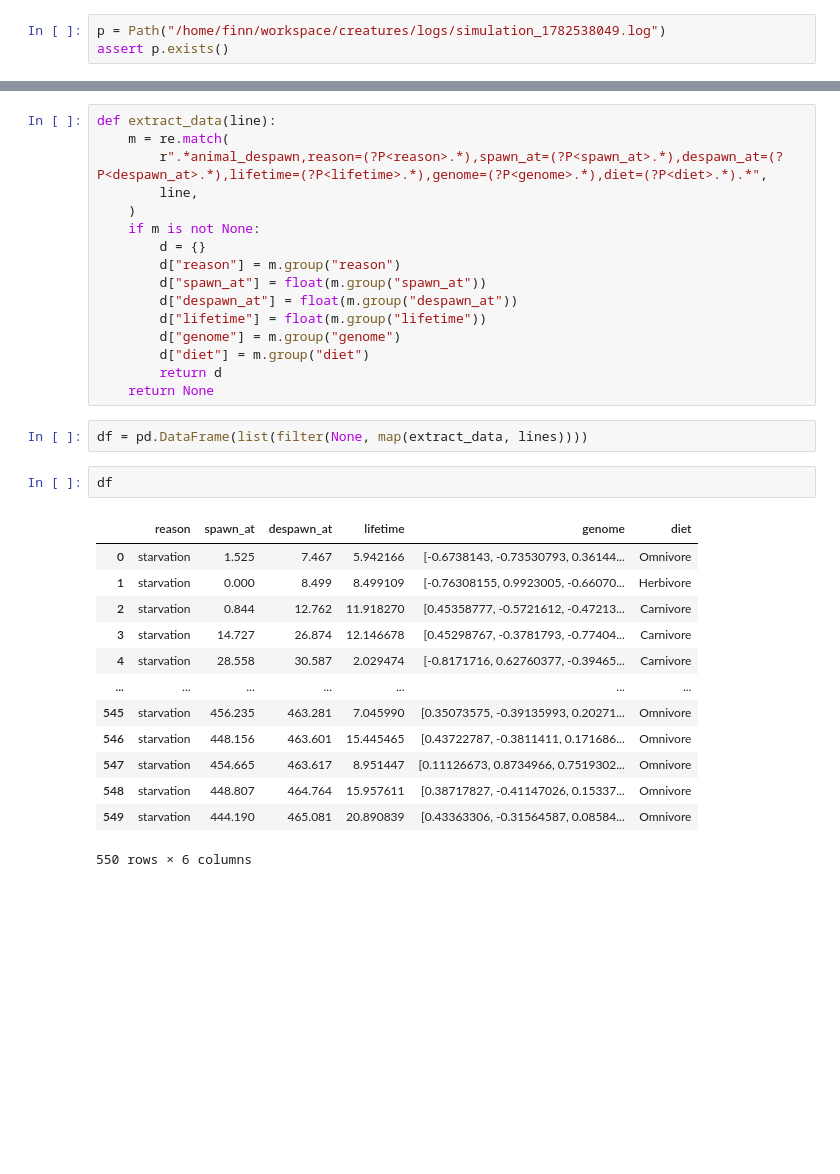
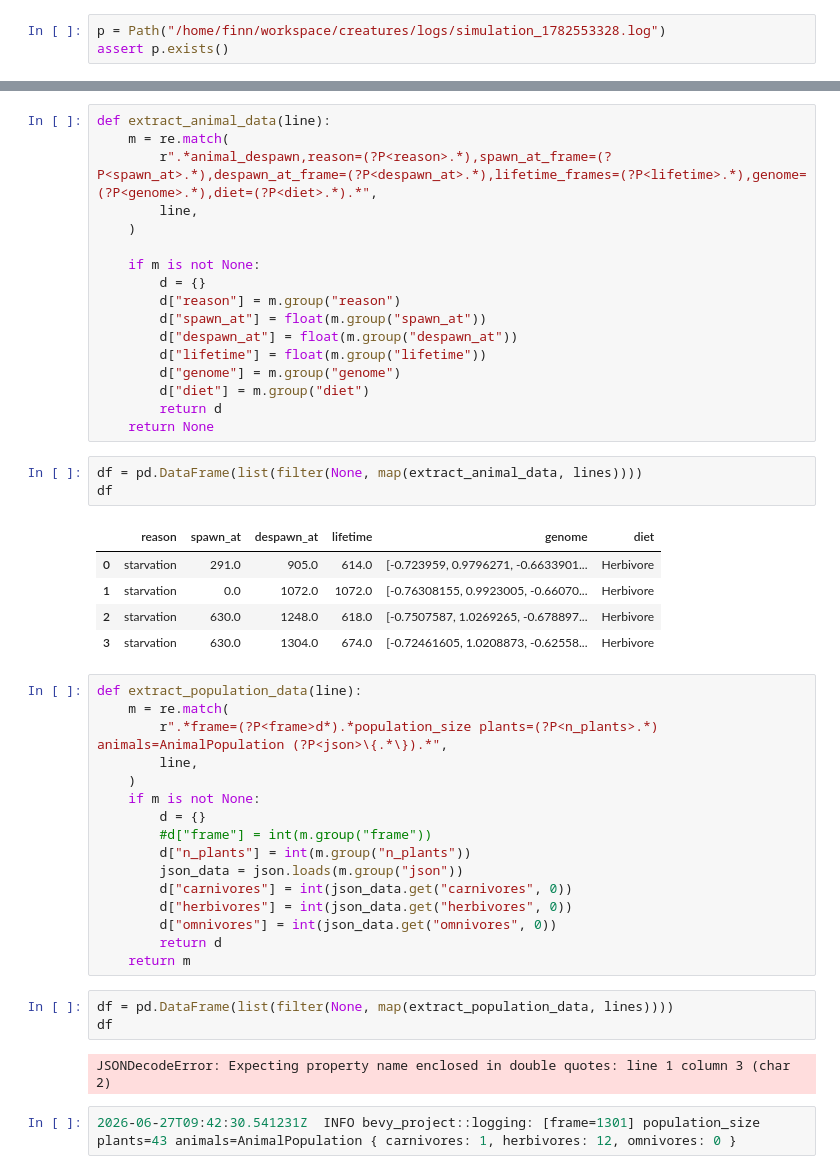
Before and after one commit to losredoe132/creatures, a Jupyter notebook: analysis/analysis.ipynb, the cells around one changed output, grey strips where cells are left out. Saved outputs shown, nothing was run; the diff lists cells and outputs as text; blank space fills up the shorter version.

```diff
--- a/analysis/analysis.ipynb
+++ b/analysis/analysis.ipynb
@@ -5,5 +6,5 @@ import re
 # %%
-p = Path("/home/finn/workspace/creatures/logs/simulation_1782538049.log")
+p = Path("/home/finn/workspace/creatures/logs/simulation_1782553328.log")
 assert p.exists()
 # %%
 with open(p, "r") as f:
@@ -11,9 +36,10 @@ with open(p, "r") as f:
 # %%
-def extract_data(line):
+def extract_animal_data(line):
     m = re.match(
-        r".*animal_despawn,reason=(?P<reason>.*),spawn_at=(?P<spawn_at>.*),despawn_at=(?P<despawn_at>.*),lifetime=(?P<lifetime>.*),genome=(?P<genome>.*),diet=(?P<diet>.*).*",
+        r".*animal_despawn,reason=(?P<reason>.*),spawn_at_frame=(?P<spawn_at>.*),despawn_at_frame=(?P<despawn_at>.*),lifetime_frames=(?P<lifetime>.*),genome=(?P<genome>.*),diet=(?P<diet>.*).*",
         line,
     )
+
     if m is not None:
         d = {}
         d["reason"] = m.group("reason")
@@ -25,20 +51,34 @@ def extract_data(line):
         return d
     return None
 # %%
-df = pd.DataFrame(list(filter(None, map(extract_data, lines))))
+df = pd.DataFrame(list(filter(None, map(extract_animal_data, lines))))
+df
+# %% [output]
+|  | reason | spawn_at | despawn_at | lifetime | genome | diet |
+| 0 | starvation | 291.0 | 905.0 | 614.0 | [-0.723959, 0.9796271, -0.6633901... | Herbivore |
+| 1 | starvation | 0.0 | 1072.0 | 1072.0 | [-0.76308155, 0.9923005, -0.66070... | Herbivore |
+| 2 | starvation | 630.0 | 1248.0 | 618.0 | [-0.7507587, 1.0269265, -0.678897... | Herbivore |
+| 3 | starvation | 630.0 | 1304.0 | 674.0 | [-0.72461605, 1.0208873, -0.62558... | Herbivore |
-# %%
-df
-# %% [output]
-|  | reason | spawn_at | despawn_at | lifetime | genome | diet |
-| 0 | starvation | 1.525 | 7.467 | 5.942166 | [-0.6738143, -0.73530793, 0.36144... | Omnivore |
-| 1 | starvation | 0.000 | 8.499 | 8.499109 | [-0.76308155, 0.9923005, -0.66070... | Herbivore |
-| 2 | starvation | 0.844 | 12.762 | 11.918270 | [0.45358777, -0.5721612, -0.47213... | Carnivore |
-| 3 | starvation | 14.727 | 26.874 | 12.146678 | [0.45298767, -0.3781793, -0.77404... | Carnivore |
-| 4 | starvation | 28.558 | 30.587 | 2.029474 | [-0.8171716, 0.62760377, -0.39465... | Carnivore |
-| ... | ... | ... | ... | ... | ... | ... |
-| 545 | starvation | 456.235 | 463.281 | 7.045990 | [0.35073575, -0.39135993, 0.20271... | Omnivore |
-| 546 | starvation | 448.156 | 463.601 | 15.445465 | [0.43722787, -0.3811411, 0.171686... | Omnivore |
-| 547 | starvation | 454.665 | 463.617 | 8.951447 | [0.11126673, 0.8734966, 0.7519302... | Omnivore |
-| 548 | starvation | 448.807 | 464.764 | 15.957611 | [0.38717827, -0.41147026, 0.15337... | Omnivore |
-| 549 | starvation | 444.190 | 465.081 | 20.890839 | [0.43363306, -0.31564587, 0.08584... | Omnivore |
-550 rows × 6 columns
+# %%
+def extract_population_data(line):
+    m = re.match(
+        r".*frame=(?P<frame>d*).*population_size plants=(?P<n_plants>.*) animals=AnimalPopulation (?P<json>\{.*\}).*",
+        line,
+    )
+    if m is not None:
+        d = {}
+        #d["frame"] = int(m.group("frame"))
+        d["n_plants"] = int(m.group("n_plants"))
+        json_data = json.loads(m.group("json"))
+        d["carnivores"] = int(json_data.get("carnivores", 0))
+        d["herbivores"] = int(json_data.get("herbivores", 0))
+        d["omnivores"] = int(json_data.get("omnivores", 0))
+        return d
+    return m
+# %%
+df = pd.DataFrame(list(filter(None, map(extract_population_data, lines))))
+df
+# %% [output]
+JSONDecodeError: Expecting property name enclosed in double quotes: line 1 column 3 (char 2)
+# %%
+2026-06-27T09:42:30.541231Z  INFO bevy_project::logging: [frame=1301] population_size plants=43 animals=AnimalPopulation { carnivores: 1, herbivores: 12, omnivores: 0 }
```
Also changed, not shown: parts of 3 cells of this notebook, 4 other files.
